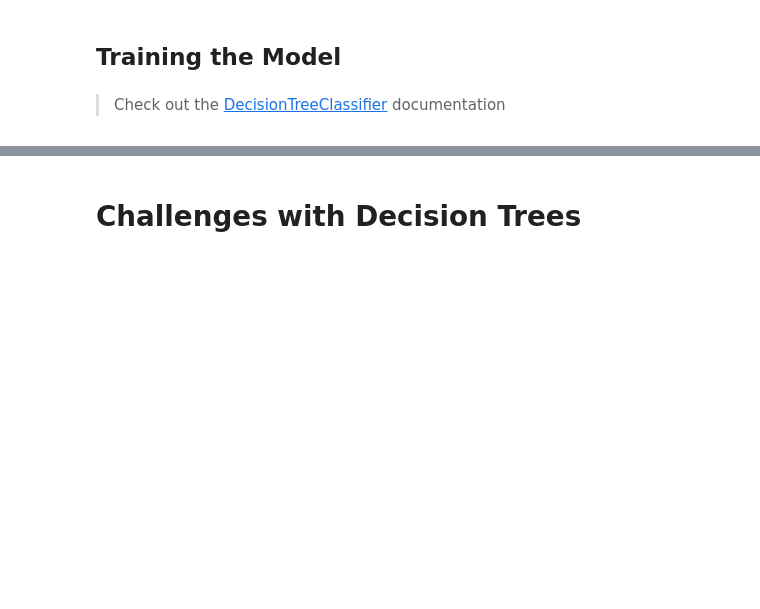
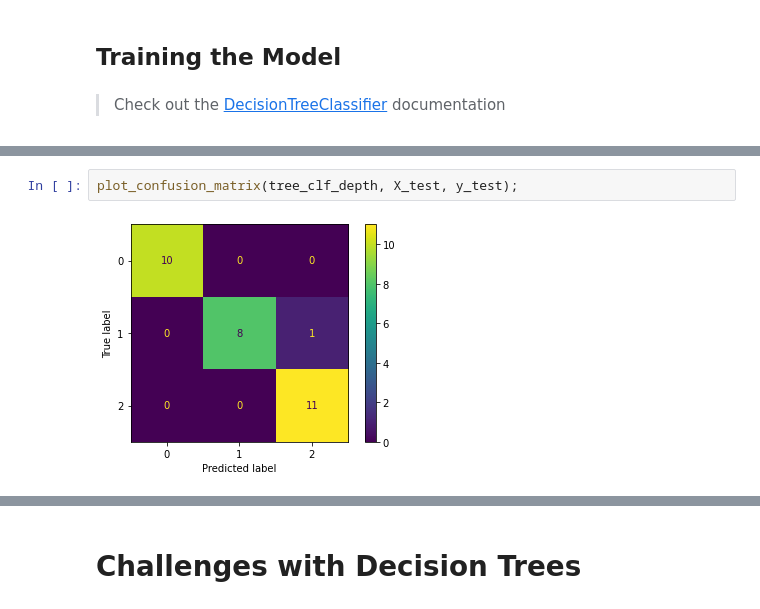
Before and after one commit to rbdaly16/NATL-DS-Live-062623, a Jupyter notebook: Phase3/Lectures/15_Decision_Tree_Modeling.ipynb, the cells around one changed output, grey strips where cells are left out. Saved outputs shown, nothing was run; the diff lists cells and outputs as text; blank space fills up the shorter version.

```diff
--- a/Phase3/Lectures/15_Decision_Tree_Modeling.ipynb
+++ b/Phase3/Lectures/15_Decision_Tree_Modeling.ipynb
@@ -173,2 +200,6 @@ plot_confusion_matrix(tree_clf, X_test, y_test);
+# %%
+plot_confusion_matrix(tree_clf_depth, X_test, y_test);
+# %% [output]
+[figure, added]
 # %%
 f, ax = plt.subplots(figsize=(10, 10))
```
Also changed, not shown: parts of 25 cells of this notebook, 2 other files.
